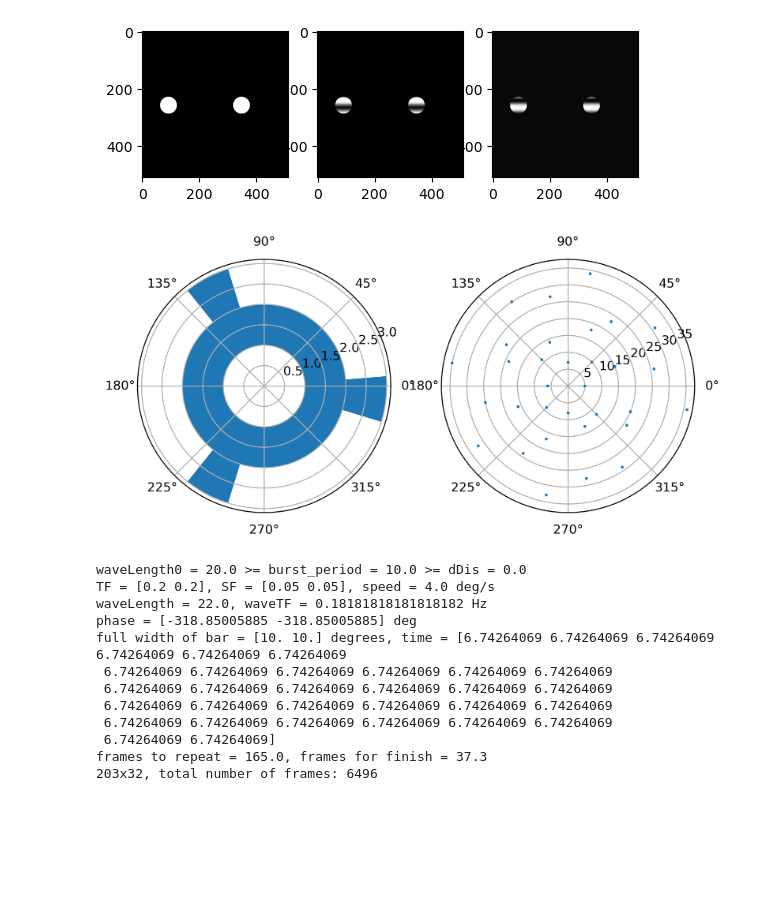
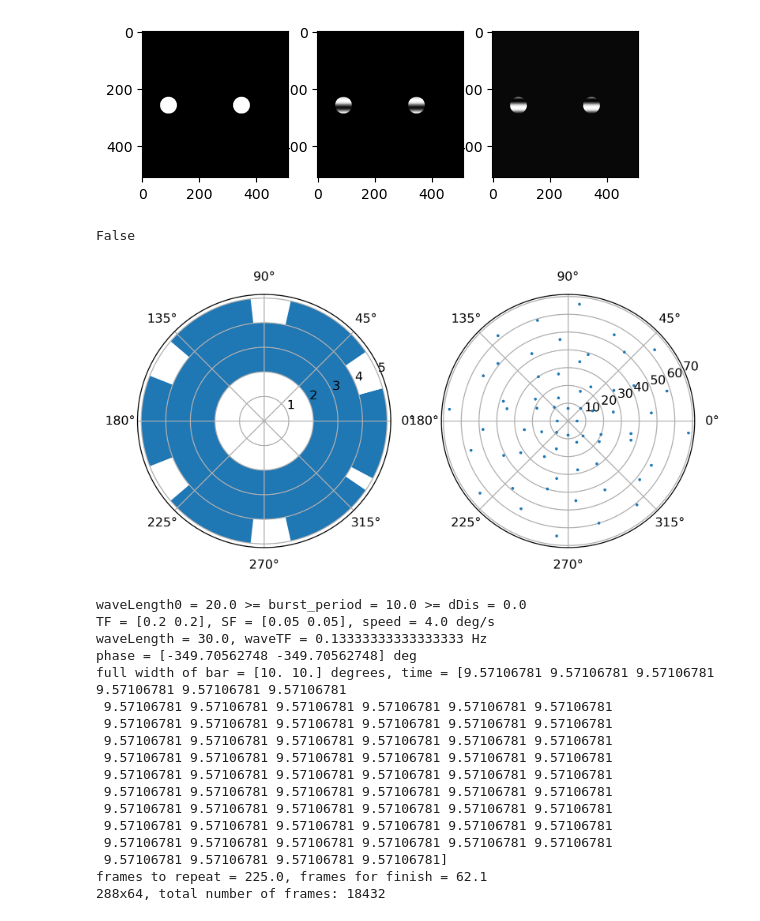
Before and after one commit to g13/patchV1, a Jupyter notebook: ext_input.ipynb, the cells around one changed output. Drawn from its saved outputs; the diff is of its cells as text; code cells hidden in the pictures; blank space fills up the shorter version.

```diff
--- a/ext_input.ipynb
+++ b/ext_input.ipynb
@@ -190,16 +184,25 @@ exact 60 frames in total
 sharpness=1.0
 [figure]
 [figure]
+# %%
+8 in np.array([1,9])
+# %% [output]
+False
 # %%
 # setup stage II retinal waves
-path = 'D:/scratch/patchV1/resource/'
+#path = 'D:/scratch/patchV1/resource/'
+path = '/root/autodl-tmp/public/resource/'
 theme = 'stage_II'
-nseq = 32
+nseq = 64
 nrepeat = 1 # of each seq
-range_deg0 = 6 # the starting eccentricity of the wave
+range_deg0 = 10 # the starting eccentricity of the wave
 range_deg = 10 # the eccentricity of the visual field
 seed = 3917563
 seq_type = 'opponent'
+#preset_orient = np.tile(np.array([np.pi/4, np.pi*3/4]), (32,))
+#preset_orient = np.repeat(np.array([np.pi/4, np.pi*3/4]), 32)
+#preset_orient = np.tile(np.array([np.pi/4, np.pi*3/4, np.pi*5/4, np.pi*7/4]), (16,))
+#preset_orient = np.hstack((np.tile(np.array([np.pi/4, np.pi*5/4]), (16,)), np.tile(np.array([np.pi*3/4, np.pi*7/4]), (16,))))
 if nrepeat > 1:
     fn = f'{nseq}x{nrepeat}-{seq_type}'
 else:
@@ -213,6 +216,7 @@ reverse = False
 resolution = 128
 speed = 4.0 # degree/s
 range_deg = 10.0 # eccentricity from the original
+
 SF = np.array([1/20, 1/20])
 center = np.pi/2
 wing = np.pi/2
@@ -229,38 +233,39 @@ match seq_type:
         orient = (sampler.random(nseq)*np.pi*2).reshape(nseq)
     case 'random':
         orient = rng.permutation(np.arange(nseq)/nseq*np.pi*2)
     case 'sequential':
         dorient = np.pi*2/nseq
         orient = np.linspace(0, np.pi*2-dorient, nseq)
+    case 'preset':
+        orient = preset_orient
     case other:
         if type(seq_type) == int or float:
             orient = np.array([seq_type*np.pi/180]*nseq)
         else:
             raise Exception('not implemented')
 
 # video file has x-axis flipped orientation
 flipped_orient = 2*np.pi - orient
 sliced = np.arange(nseq)
 fig = plt.figure('orient dist.', figsize = (8,4), dpi =300)
 ax = fig.add_subplot(121, polar=True)
 edges = np.linspace(0, 2*np.pi, 30)
 counts, _ = np.histogram(flipped_orient[sliced], bins=edges)
 centers = (edges[:-1] + edges[1:])/2
 radi = max(min(counts),1)
 nbins = 10
 ax.bar(centers, counts, width = 2*np.pi*radi/nbins*0.6, bottom=radi)
 ax = fig.add_subplot(122, polar=True)
 nsliced = sliced.size
 ax.plot(flipped_orient[sliced], np.arange(nsliced)+5,'*', ms = 2.0)
 #orient = np.pi/4
 #print(f'wave orientation: {orient*180/np.pi}')
 virtual_LGN = 0
 # %% [output]
-[figure, old version]
+[figure, new version]
 # %%
 # generate retinal waves
 stimulus_fn = video_fn + '.bin'
-
 TF = SF*speed
 dDis = (1-overlap)*2*wing/(np.pi*2)/SF[0]
 waveLength0 = np.sum(2*wing/(np.pi*2)/SF)
@@ -280,25 +285,35 @@ print(f'phase = {phase*180/np.pi} deg')
 print(f'full width of bar = {1/SF * wing/np.pi} degrees, time = {time}')
 print(f'frames to repeat = {1/waveSF/speed*frameRate:.1f}, frames for finish = {extend_finish/speed*frameRate:.1f}')
 
+framesPerStatus = int(np.ceil(1/waveSF/speed*frameRate))
+framesToFinish = int(np.ceil(1/waveSF/speed*frameRate + extend_finish/speed*frameRate))
+totalframes = framesToFinish*nseq
+print(f'{framesToFinish}x{nseq}, total number of frames: {totalframes}')
 
-framesPerStatus = int(np.ceil(1/waveSF/speed*frameRate))
-framesToFinish = int(np.ceil(extend_finish/speed*frameRate))
-framesPerOri = framesPerStatus + framesToFinish
-totalframes = framesPerOri*nseq
-print(f'{framesPerOri}x{nseq}, total number of frames: {totalframes}')
+with open(video_fn+'.cfg', 'wb') as f:
+    np.array([1, nseq, nrepeat]).astype('u4').tofile(f)
+    np.array([frameRate], dtype = float).tofile(f)
+    np.array([framesPerStatus, framesToFinish]).astype('u4').tofile(f)
+    np.array([range_deg], dtype = float).tofile(f)
+    SF.tofile(f)
 # %% [output]
 waveLength0 = 20.0 >= burst_period = 10.0 >= dDis = 0.0
 TF = [0.2 0.2], SF = [0.05 0.05], speed = 4.0 deg/s
-waveLength = 22.0, waveTF = 0.18181818181818182 Hz
-phase = [-318.85005885 -318.85005885] deg
-full width of bar = [10. 10.] degrees, time = [6.74264069 6.74264069 6.74264069 6.74264069 6.74264069 6.74264069
- 6.74264069 6.74264069 6.74264069 6.74264069 6.74264069 6.74264069
- 6.74264069 6.74264069 6.74264069 6.74264069 6.74264069 6.74264069
- 6.74264069 6.74264069 6.74264069 6.74264069 6.74264069 6.74264069
- 6.74264069 6.74264069 6.74264069 6.74264069 6.74264069 6.74264069
- 6.74264069 6.74264069]
-frames to repeat = 165.0, frames for finish = 37.3
-203x32, total number of frames: 6496
+waveLength = 30.0, waveTF = 0.13333333333333333 Hz
+phase = [-349.70562748 -349.70562748] deg
+full width of bar = [10. 10.] degrees, time = [9.57106781 9.57106781 9.57106781 9.57106781 9.57106781 9.57106781
+ 9.57106781 9.57106781 9.57106781 9.57106781 9.57106781 9.57106781
+ 9.57106781 9.57106781 9.57106781 9.57106781 9.57106781 9.57106781
+ 9.57106781 9.57106781 9.57106781 9.57106781 9.57106781 9.57106781
+ 9.57106781 9.57106781 9.57106781 9.57106781 9.57106781 9.57106781
+ 9.57106781 9.57106781 9.57106781 9.57106781 9.57106781 9.57106781
+ 9.57106781 9.57106781 9.57106781 9.57106781 9.57106781 9.57106781
+ 9.57106781 9.57106781 9.57106781 9.57106781 9.57106781 9.57106781
+ 9.57106781 9.57106781 9.57106781 9.57106781 9.57106781 9.57106781
+ 9.57106781 9.57106781 9.57106781 9.57106781 9.57106781 9.57106781
+ 9.57106781 9.57106781 9.57106781 9.57106781]
+frames to repeat = 225.0, frames for finish = 62.1
+288x64, total number of frames: 18432
 # %%
 generate_retinal_wave(amp, SF, TF, waveSF, waveTF, orient, phase, sharpness, resolution, video_fn, time, frameRate = frameRate, ecc = range_deg, gtype='drifting', neye = 1, bar = True, center = center, wing = wing, virtual_LGN = virtual_LGN, nrepeat = 1, reverse = reverse)
 # %% [output]
```
Also changed, not shown: parts of 7 cells of this notebook, 51 other files.
